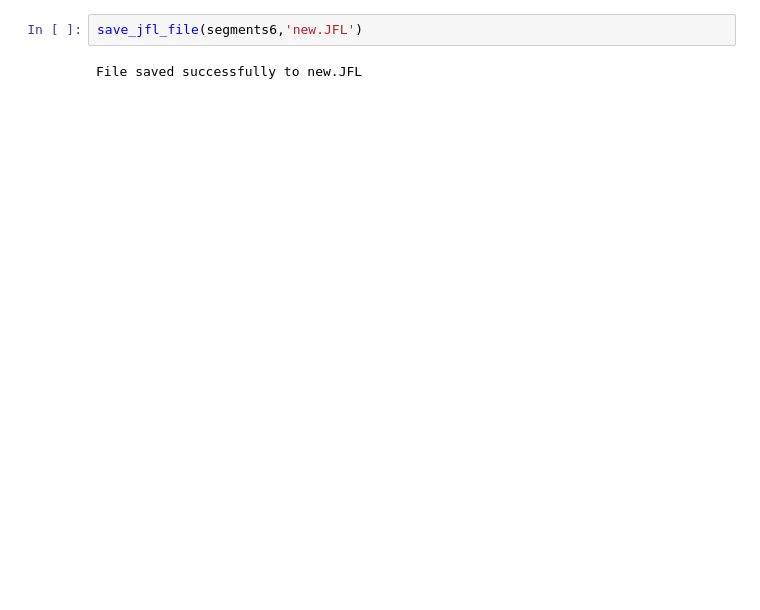
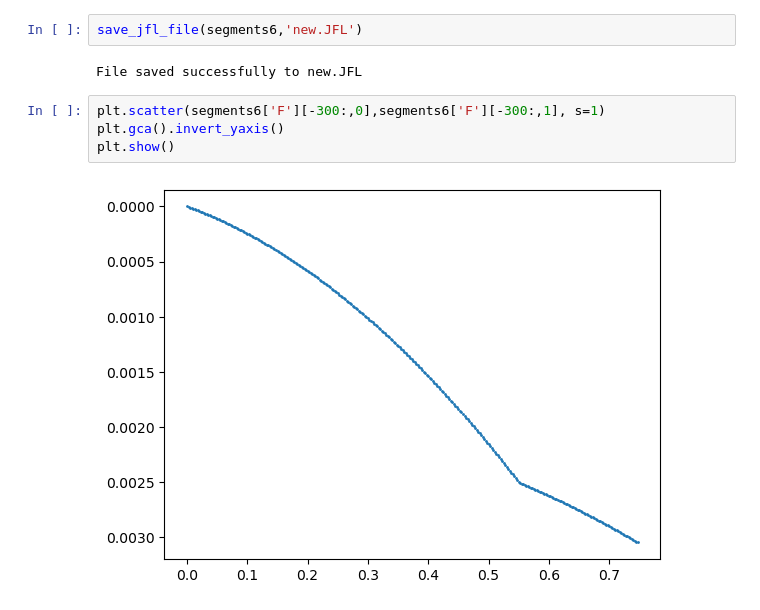
Before and after one commit to GAUSHCLEAR/jfl_to_conic, a Jupyter notebook: microlens_on_RGP.ipynb, the cells around one changed output. Saved outputs shown, nothing was run; the diff lists cells and outputs as text; blank space fills up the shorter version.

```diff
--- a/microlens_on_RGP.ipynb
+++ b/microlens_on_RGP.ipynb
@@ -77,3 +128,9 @@ Segment E translated successfully.
 save_jfl_file(segments6,'new.JFL')
 # %% [output]
 File saved successfully to new.JFL
+# %%
+plt.scatter(segments6['F'][-300:,0],segments6['F'][-300:,1], s=1)
+plt.gca().invert_yaxis()
+plt.show()
+# %% [output]
+[figure, added]
```
Also changed, not shown: parts of 6 cells of this notebook.
